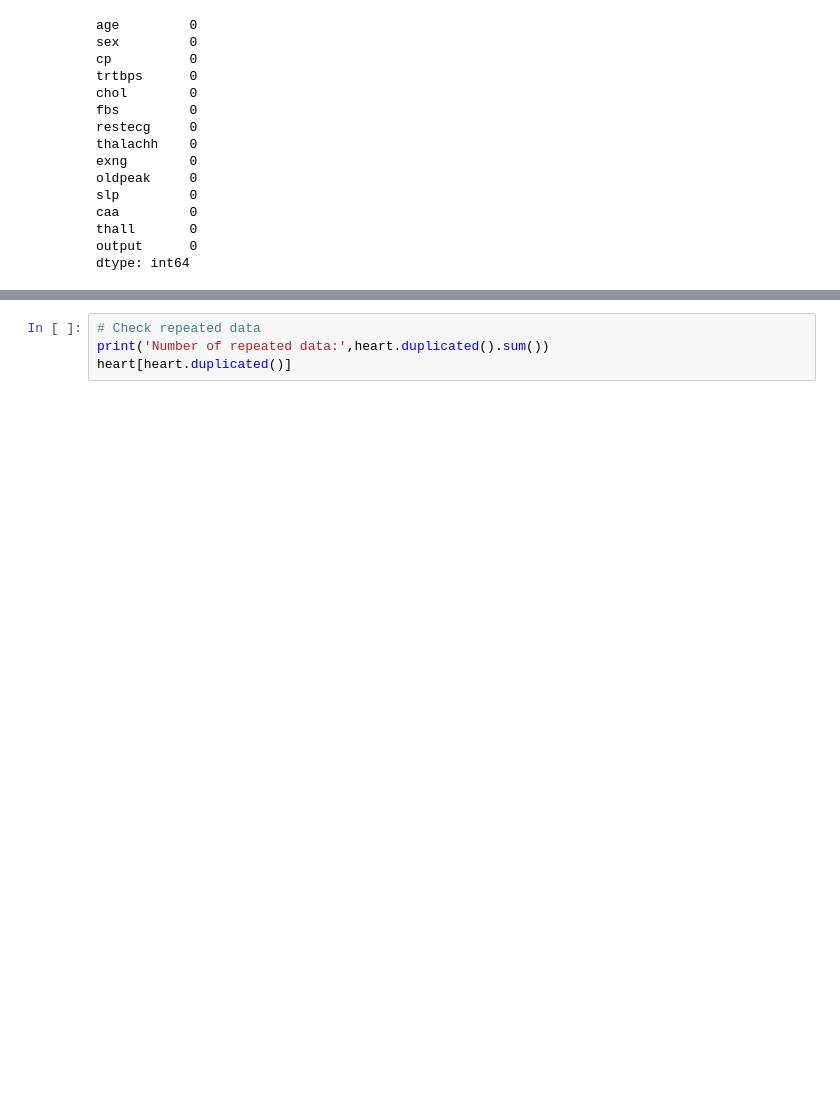
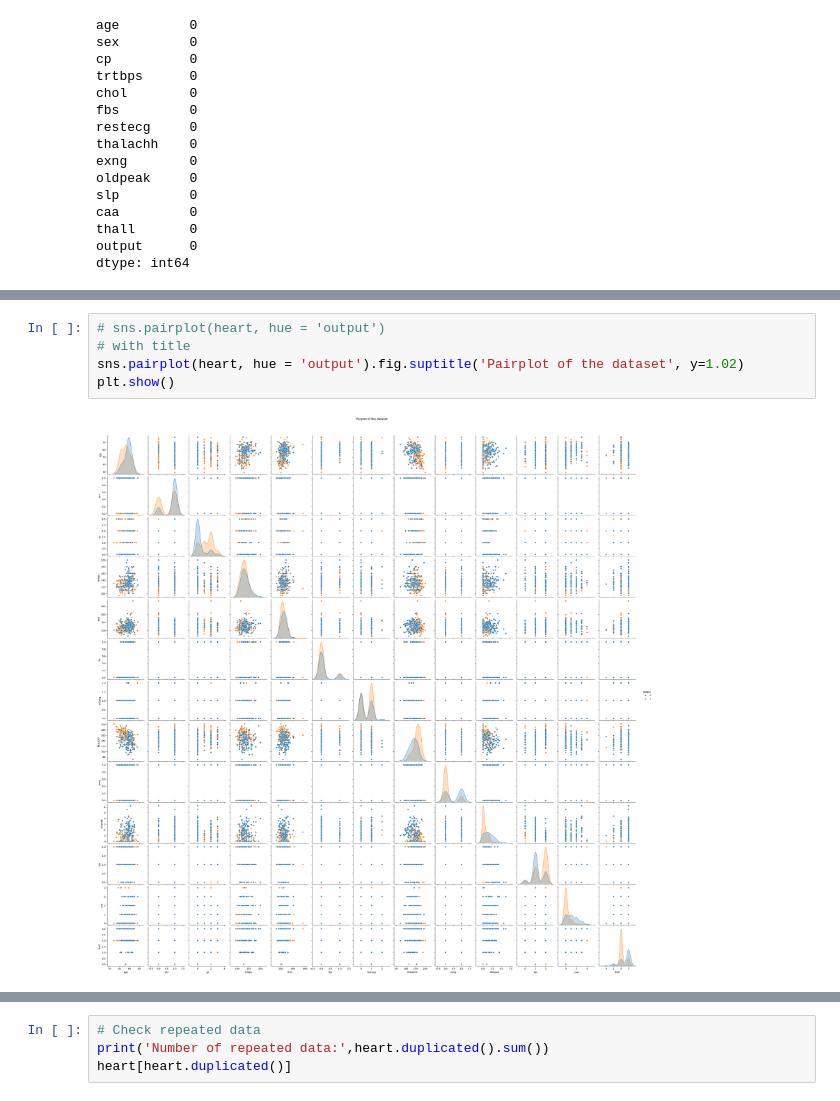
Before and after one commit to zoezhousy/Kaggle_Heart_Attack_Analysis_Prediction, a Jupyter notebook: heart-attack-prediction.ipynb, the cells around one changed output, grey strips where cells are left out. Saved outputs shown, nothing was run; the diff lists cells and outputs as text; blank space fills up the shorter version.

```diff
--- a/heart-attack-prediction.ipynb
+++ b/heart-attack-prediction.ipynb
@@ -133,0 +215,7 @@ dtype: int64
+# %%
+# sns.pairplot(heart, hue = 'output')
+# with title
+sns.pairplot(heart, hue = 'output').fig.suptitle('Pairplot of the dataset', y=1.02)
+plt.show()
+# %% [output]
+[figure, added]
```
Also changed, not shown: parts of 38 cells of this notebook.
